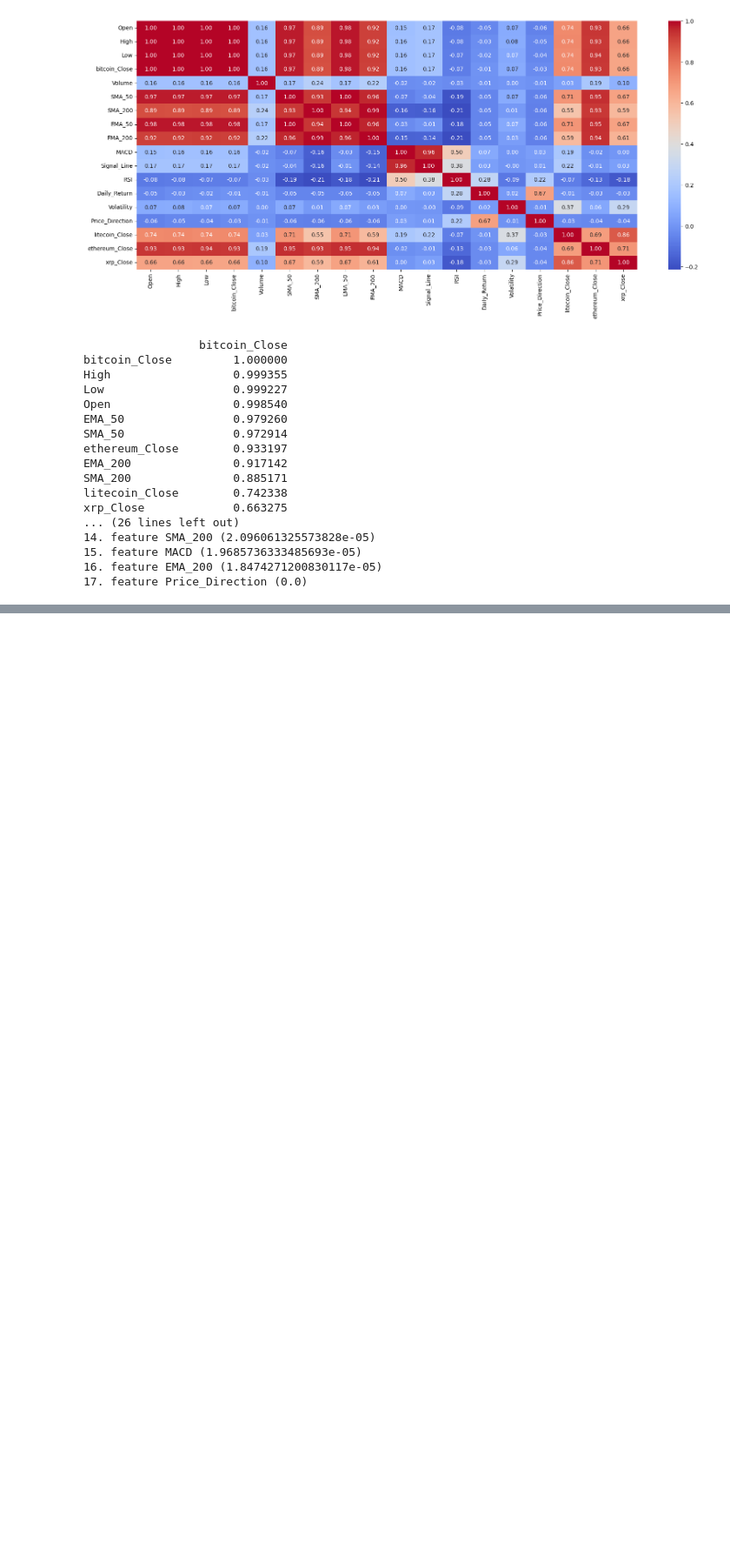
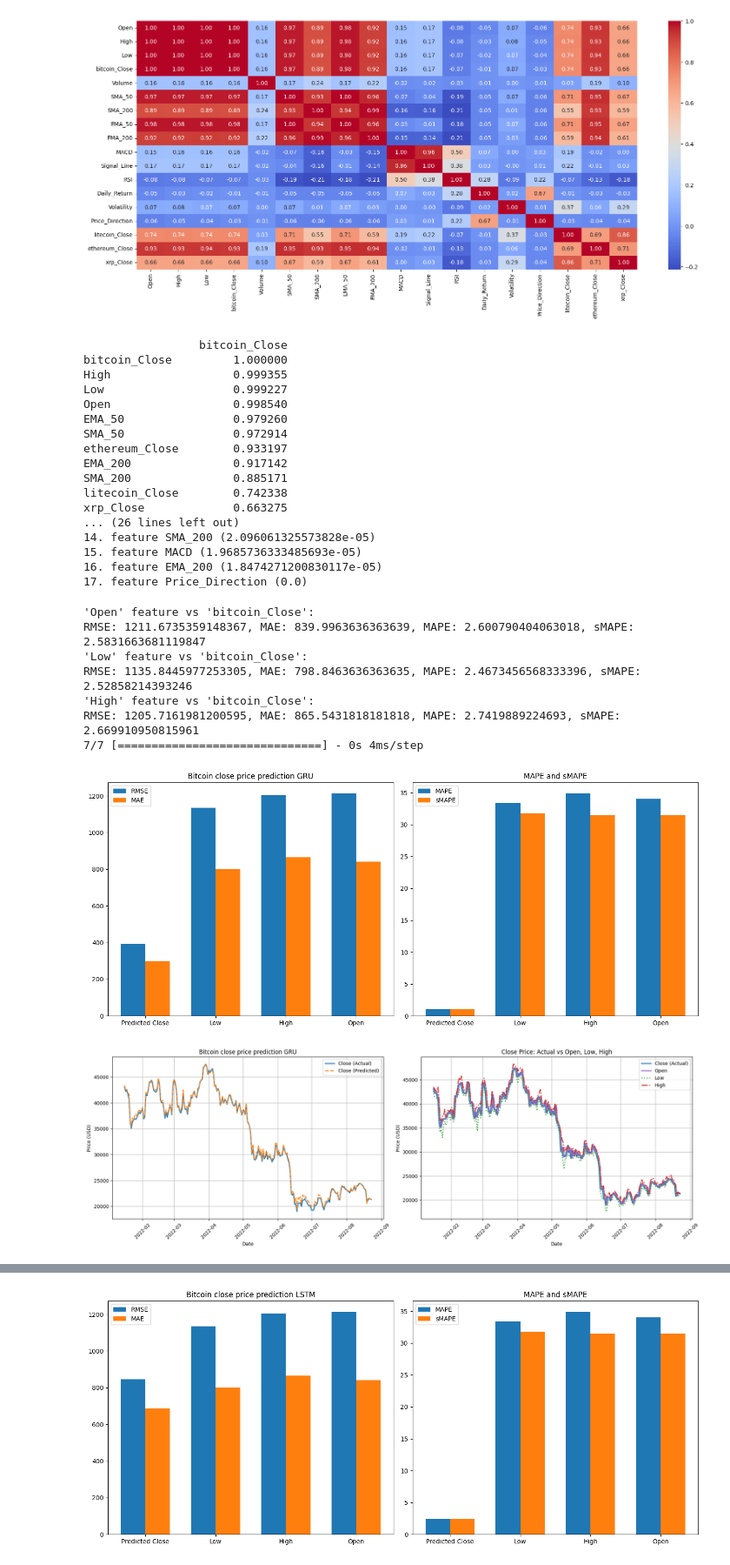
Before and after one commit to ASherjil/Cryptocurrency-Price-Prediction, a Jupyter notebook: CW2_B820928.ipynb, the cells around one changed output, grey strips where cells are left out. Shown at 87% size. Cells and saved outputs as stored; diff of their text form; code cells hidden in the pictures; blank space fills up the shorter version.

```diff
--- a/CW2_B820928.ipynb
+++ b/CW2_B820928.ipynb
@@ -823,3 +896,55 @@ xrp_Close             0.663275
 15. feature MACD (1.9685736333485693e-05)
 16. feature EMA_200 (1.8474271200830117e-05)
 17. feature Price_Direction (0.0)
+# %%
+features = ['Low', 'High', 'Open', 'Daily_Return', 'SMA_50', 'ethereum_Close', 'EMA_50', 'litecoin_Close']
+target   = 'bitcoin_Close'
+
+X_scaled, y_scaled, X_train_scaled, y_train_scaled, X_val_scaled, y_val_scaled, scaler_X, scaler_y= prepare_data(df_bitcoin_features.copy(),
+                                                                                                                features,
+                                                                                                                target,
+                                                                                                                train_split,
+                                                                                                                validation_split)
+
+model1 = Sequential([
+    GRU(512, return_sequences=True, input_shape=(X_train_scaled.shape[1], X_train_scaled.shape[2])),
+    Dropout(0.4),
+    GRU(480),
+    Dropout(0.1),
+    Dense(1)
+])
+model2 = Sequential([
+    LSTM(448, return_sequences=True, input_shape=(X_train_scaled.shape[1], X_train_scaled.shape[2])),
+    Dropout(0.30),
+    LSTM(448),
+    Dropout(0.2),
+    Dense(1)
+])
+model3 = Sequential([
+    Bidirectional(GRU(448, return_sequences=True), input_shape=(X_train_scaled.shape[1], X_train_scaled.shape[2])),
+    Dropout(0.20),
+    Bidirectional(GRU(288)),
+    Dropout(0.30),
+    Dense(1)
+])
+models = [model1, model2, model3]
+complete_workflow_and_plot(
+    df=df_bitcoin_features.copy(),
+    models=models,
+    features=features,
+    target=target,
+    train_percent=train_split,
+    val_percent=validation_split,
+    epochs=50,
+    batch_size=32
+)
+# %% [output]
+'Open' feature vs 'bitcoin_Close':
+RMSE: 1211.6735359148367, MAE: 839.9963636363639, MAPE: 2.600790404063018, sMAPE: 2.5831663681119847
+'Low' feature vs 'bitcoin_Close':
+RMSE: 1135.8445977253305, MAE: 798.8463636363635, MAPE: 2.4673456568333396, sMAPE: 2.52858214393246
+'High' feature vs 'bitcoin_Close':
+RMSE: 1205.7161981200595, MAE: 865.5431818181818, MAPE: 2.7419889224693, sMAPE: 2.669910950815961
+7/7 [==============================] - 0s 4ms/step
+[figure, added]
+[figure, added]
@@ -825,0 +952 @@ xrp_Close             0.663275
+[figure, added]
```
Also changed, not shown: parts of 7 cells of this notebook.
